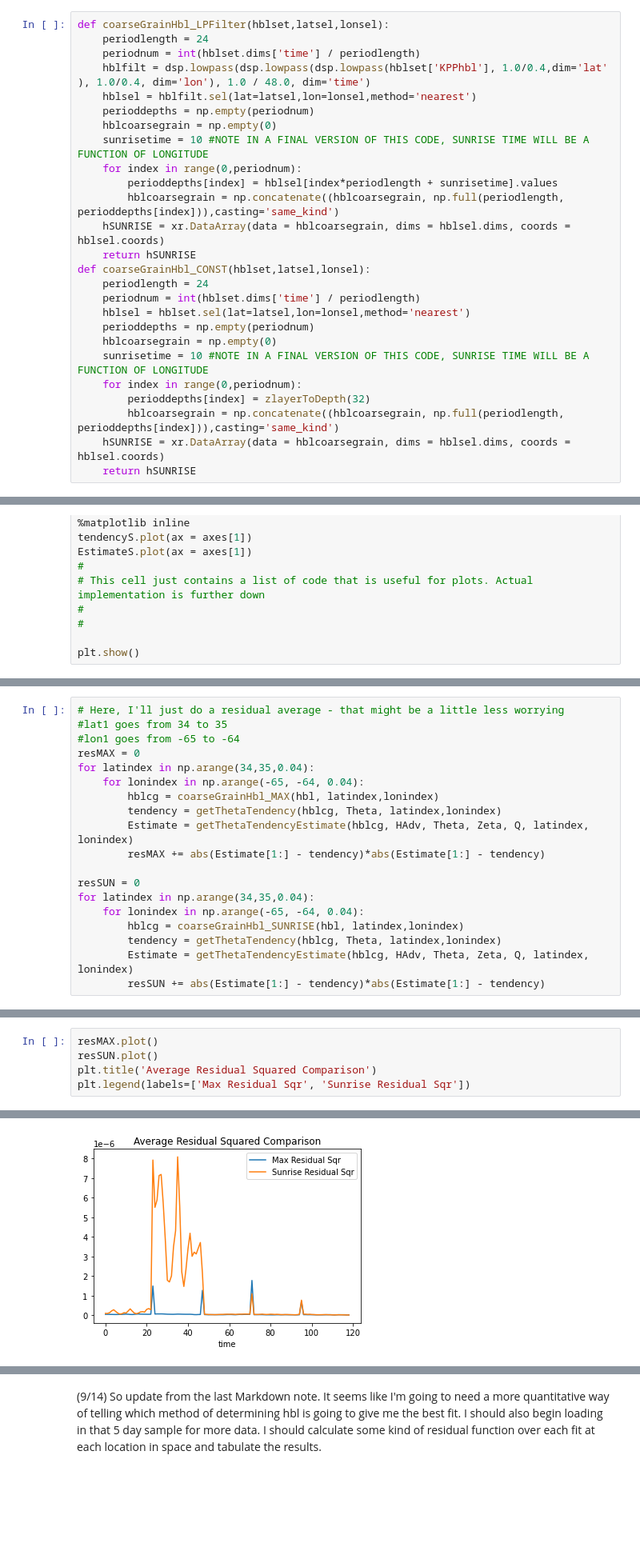
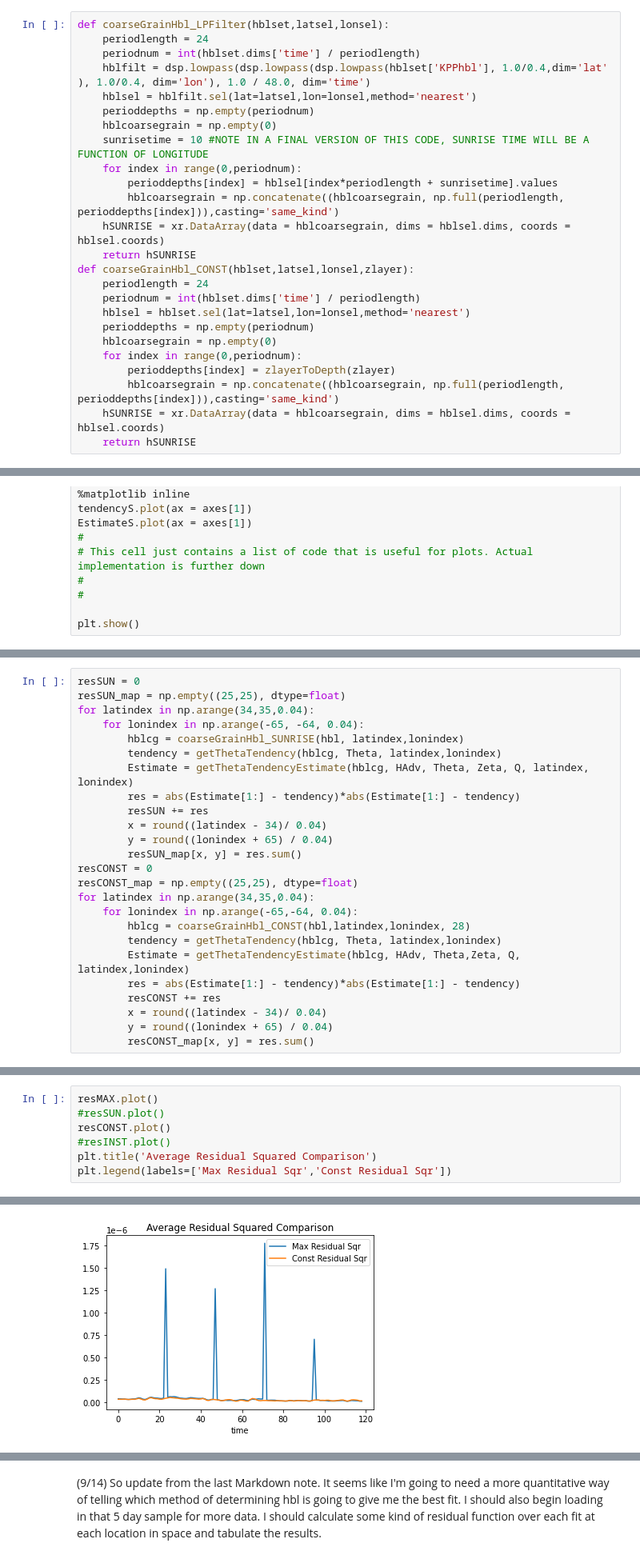
Before and after one commit to avik2007/CoupledOceAtmo, a Jupyter notebook: mit_geos_analysis/notebook14_hblstudies.ipynb, the cells around one changed output, grey strips where cells are left out. Shown at 80% size. Drawn from its saved outputs; the diff is of its cells as text; blank space fills up the shorter version.

```diff
--- a/mit_geos_analysis/notebook14_hblstudies.ipynb
+++ b/mit_geos_analysis/notebook14_hblstudies.ipynb
@@ -208,15 +225,14 @@ def coarseGrainHbl_LPFilter(hblset,latsel,lonsel):
         hblcoarsegrain = np.concatenate((hblcoarsegrain, np.full(periodlength, perioddepths[index])),casting='same_kind')
     hSUNRISE = xr.DataArray(data = hblcoarsegrain, dims = hblsel.dims, coords = hblsel.coords)
     return hSUNRISE
-def coarseGrainHbl_CONST(hblset,latsel,lonsel):
+def coarseGrainHbl_CONST(hblset,latsel,lonsel,zlayer):
     periodlength = 24
     periodnum = int(hblset.dims['time'] / periodlength)
     hblsel = hblset.sel(lat=latsel,lon=lonsel,method='nearest')
     perioddepths = np.empty(periodnum)
     hblcoarsegrain = np.empty(0)
-    sunrisetime = 10 #NOTE IN A FINAL VERSION OF THIS CODE, SUNRISE TIME WILL BE A FUNCTION OF LONGITUDE
     for index in range(0,periodnum):
-        perioddepths[index] = zlayerToDepth(32)
+        perioddepths[index] = zlayerToDepth(zlayer)
         hblcoarsegrain = np.concatenate((hblcoarsegrain, np.full(periodlength, perioddepths[index])),casting='same_kind')
     hSUNRISE = xr.DataArray(data = hblcoarsegrain, dims = hblsel.dims, coords = hblsel.coords)
     return hSUNRISE
@@ -491,19 +494,25 @@ plt.legend(labels=['Max GOF', 'Sunrise GOF'])
 # %%
-# Here, I'll just do a residual average - that might be a little less worrying
-#lat1 goes from 34 to 35
-#lon1 goes from -65 to -64
-resMAX = 0
-for latindex in np.arange(34,35,0.04):
-    for lonindex in np.arange(-65, -64, 0.04):
-        hblcg = coarseGrainHbl_MAX(hbl, latindex,lonindex)
-        tendency = getThetaTendency(hblcg, Theta, latindex,lonindex)
-        Estimate = getThetaTendencyEstimate(hblcg, HAdv, Theta, Zeta, Q, latindex, lonindex)
-        resMAX += abs(Estimate[1:] - tendency)*abs(Estimate[1:] - tendency)
-
 resSUN = 0
+resSUN_map = np.empty((25,25), dtype=float)
 for latindex in np.arange(34,35,0.04):
     for lonindex in np.arange(-65, -64, 0.04):
         hblcg = coarseGrainHbl_SUNRISE(hbl, latindex,lonindex)
         tendency = getThetaTendency(hblcg, Theta, latindex,lonindex)
         Estimate = getThetaTendencyEstimate(hblcg, HAdv, Theta, Zeta, Q, latindex, lonindex)
-        resSUN += abs(Estimate[1:] - tendency)*abs(Estimate[1:] - tendency)
+        res = abs(Estimate[1:] - tendency)*abs(Estimate[1:] - tendency)
+        resSUN += res
+        x = round((latindex - 34)/ 0.04)
+        y = round((lonindex + 65) / 0.04)
+        resSUN_map[x, y] = res.sum()
+resCONST = 0
+resCONST_map = np.empty((25,25), dtype=float)
+for latindex in np.arange(34,35,0.04):
+    for lonindex in np.arange(-65,-64, 0.04):
+        hblcg = coarseGrainHbl_CONST(hbl,latindex,lonindex, 28)
+        tendency = getThetaTendency(hblcg, Theta, latindex,lonindex)
+        Estimate = getThetaTendencyEstimate(hblcg, HAdv, Theta,Zeta, Q, latindex,lonindex)
+        res = abs(Estimate[1:] - tendency)*abs(Estimate[1:] - tendency)
+        resCONST += res
+        x = round((latindex - 34)/ 0.04)
+        y = round((lonindex + 65) / 0.04)
+        resCONST_map[x, y] = res.sum()
@@ -510,8 +530,10 @@ for latindex in np.arange(34,35,0.04):
 # %%
 resMAX.plot()
-resSUN.plot()
+#resSUN.plot()
+resCONST.plot()
+#resINST.plot()
 plt.title('Average Residual Squared Comparison')
-plt.legend(labels=['Max Residual Sqr', 'Sunrise Residual Sqr'])
+plt.legend(labels=['Max Residual Sqr','Const Residual Sqr'])
 # %% [output]
 <matplotlib.legend.Legend at 0x...>
-[figure, old version]
+[figure, new version]
```
Also changed, not shown: parts of 59 cells of this notebook, 3 other files.
